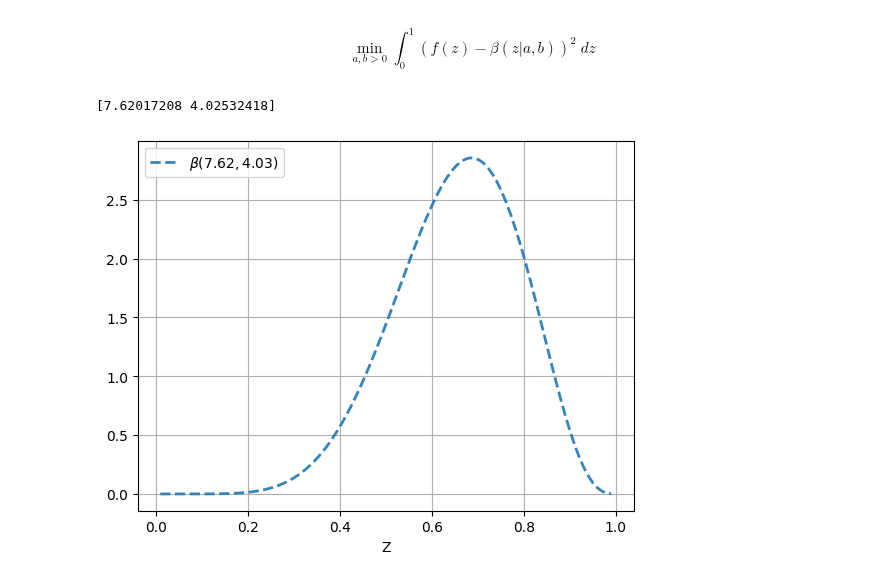
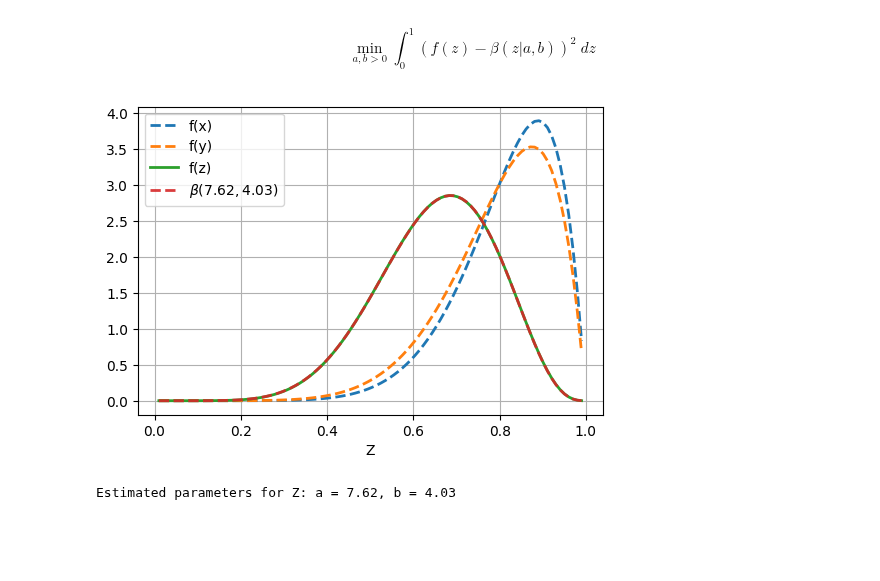
Before and after one commit to ntpuccw/InClassCoding, a Jupyter notebook: gar1210_.ipynb, the cells around one changed output. Cells and saved outputs as stored; diff of their text form; code cells hidden in the pictures; blank space fills up the shorter version.

```diff
--- a/gar1210_.ipynb
+++ b/gar1210_.ipynb
@@ -108,15 +108,47 @@ res = opt.minimize(Obj_Fun, x0 = x0,
     options = opts,
     tol = 1e-8)
 print(res.x)
-
-plt.plot(z, beta.pdf(z, res.x[0], res.x[1]), \
-    linestyle = '--', linewidth = 2, alpha = 0.9,\
-        label = r'$\beta({:.2f}, {:.2f})$'.format(res.x[0], res.x[1]))
-
-plt.grid(True)
-plt.xlabel('Z')
-plt.legend()
-plt.show()
-# %% [output]
-[7.62017208 4.02532418]
-[figure, removed]
+# %%
+fig = plt.figure(figsize = (6, 4))
+plt.plot(z, fx(z), linewidth = 2, linestyle = '--', label = 'f(x)')
+plt.plot(z, fy(z), linewidth = 2, linestyle = '--', label = 'f(y)')
+plt.plot(z, fz, linewidth = 2, label = 'f(z)')
+plt.plot(z, beta.pdf(z, res.x[0], res.x[1]), \
+    linestyle = '--', linewidth = 2, alpha = 0.9,\
+        label = r'$\beta({:.2f}, {:.2f})$'.format(res.x[0], res.x[1]))
+
+plt.grid(True)
+plt.xlabel('Z')
+plt.legend()
+plt.show()
+# %% [output]
+[figure, added]
+# %%
+
+def serial_beta(a1, b1, a2, b2):
+    """Compute the parameters of the Beta distribution of Z = XY where X and Y are independent Beta(a, b) random variables."""
+    def fz_pdf(z):
+        integrand = lambda x : beta.pdf(x, a2, b2) * beta.pdf(z/x, a1, b1) / x
+        return integral.quad(integrand, z, 1)[0]
+
+    z = np.linspace(0.01, 0.99, 100)
+    fz = np.vectorize(fz_pdf)(z)
+
+    def Obj_Fun(x) :
+        integrand = lambda z : (fz_pdf(z) - beta.pdf(z, x[0], x[1])) ** 2
+        return integral.quad(integrand, 0.01, 0.99)[0]
+
+    x0 = [1.0, 1.0]
+    bnds = [(0, np.inf), (0, np.inf)]
+    opts = dict(disp = False, maxiter = 1e4)
+    res = opt.minimize(Obj_Fun, x0 = x0,
+        bounds = bnds,
+        options = opts,
+        tol = 1e-8)
+
+    return res.x
+a_z, b_z = serial_beta(a1, b1, a2, b2)
+# print the estimated parameters to decimal places
+print(f'Estimated parameters for Z: a = {a_z:.2f}, b = {b_z:.2f}')
+# %% [output]
+Estimated parameters for Z: a = 7.62, b = 4.03
```
